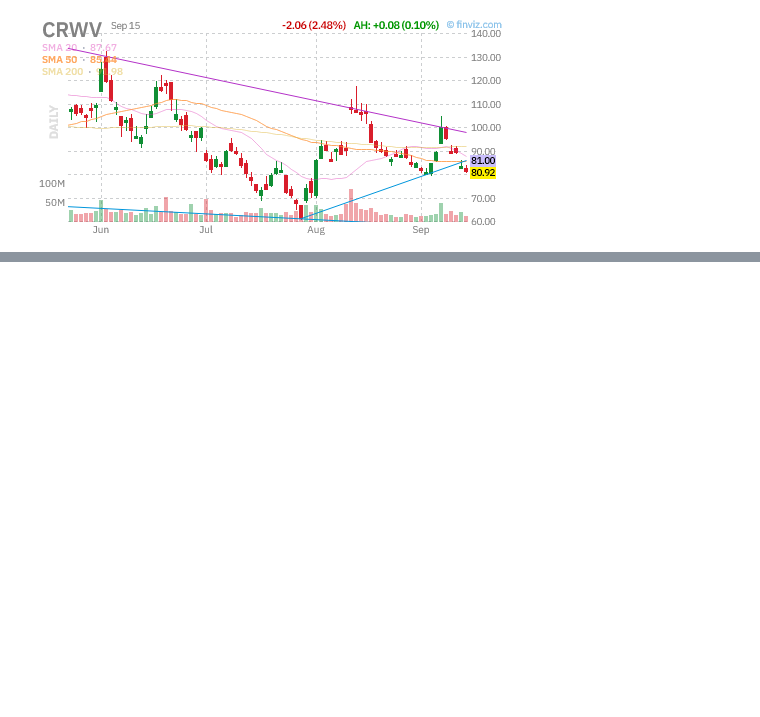
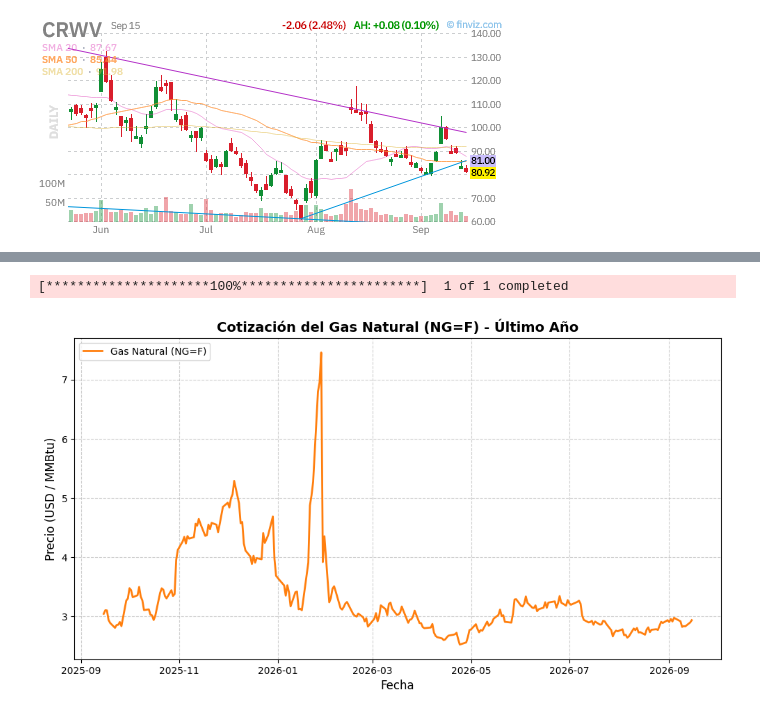
Before and after one commit to mariobravolarrea/FinRL, a Jupyter notebook: codeando1.ipynb, the cells around one changed output, grey strips where cells are left out. Drawn from its saved outputs; the diff is of its cells as text; code cells hidden in the pictures; blank space fills up the shorter version.

```diff
--- a/codeando1.ipynb
+++ b/codeando1.ipynb
@@ -144,0 +280,26 @@ P/E: -
+# %%
+# 1. Instalar las librerías necesarias
+!pip install yfinance matplotlib
+
+import yfinance as yf
+import matplotlib.pyplot as plt
+
+# 2. Descargar los datos del último año para Futuros de Gas Natural (NG=F)
+# (También puedes probar con 'UNG' si prefieres el ETF)
+ticker = "NG=F"
+gas_data = yf.download(ticker, period="1y")
+
+# 3. Crear la gráfica del precio de cierre
+plt.figure(figsize=(12, 6))
+plt.plot(gas_data.index, gas_data['Close'], label='Gas Natural (NG=F)', color='#ff7f0e', linewidth=2)
+
+# 4. Personalizar el diseño del gráfico
+plt.title('Cotización del Gas Natural (NG=F) - Último Año', fontsize=14, fontweight='bold')
+plt.xlabel('Fecha', fontsize=12)
+plt.ylabel('Precio (USD / MMBtu)', fontsize=12)
+plt.grid(True, linestyle='--', alpha=0.6)
+plt.legend(loc='upper left')
+
+# 5. Mostrar el gráfico
+plt.show()
+# %% [output]
@@ -144,0 +323,2 @@ P/E: -
+[*********************100%***********************]  1 of 1 completed
+[figure, added]
```
Also changed, not shown: parts of 24 cells of this notebook.
